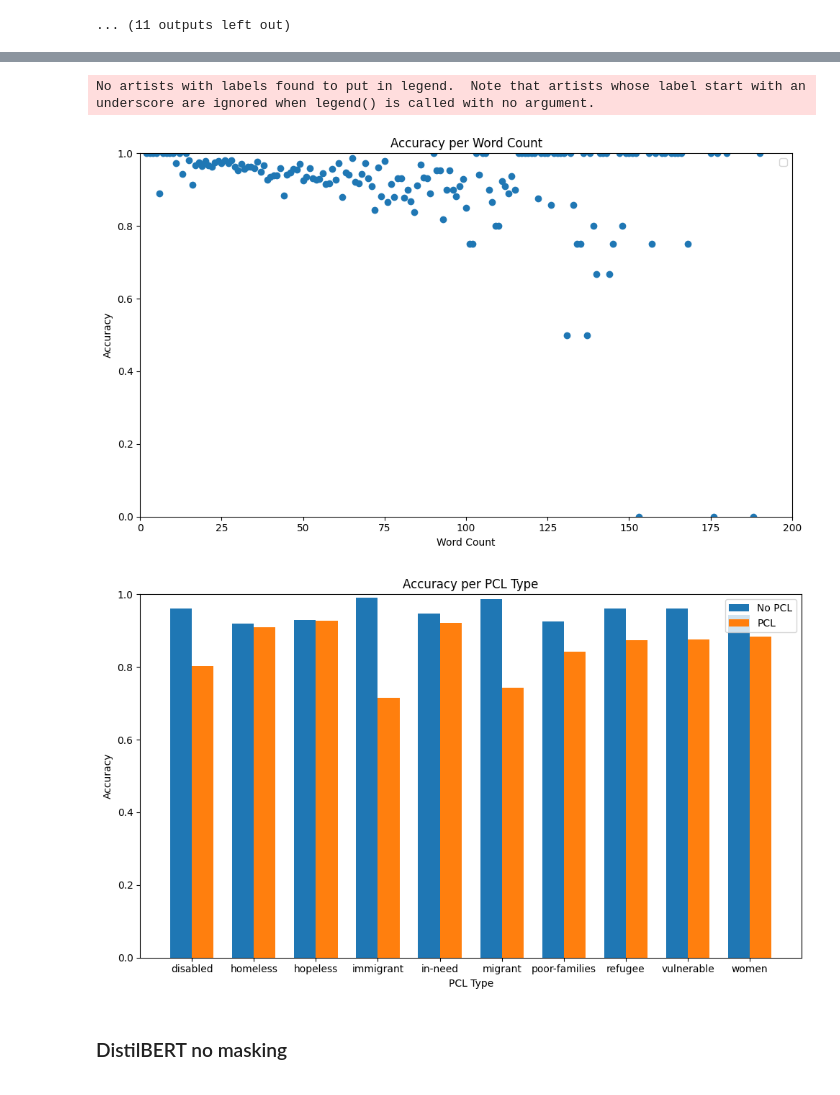
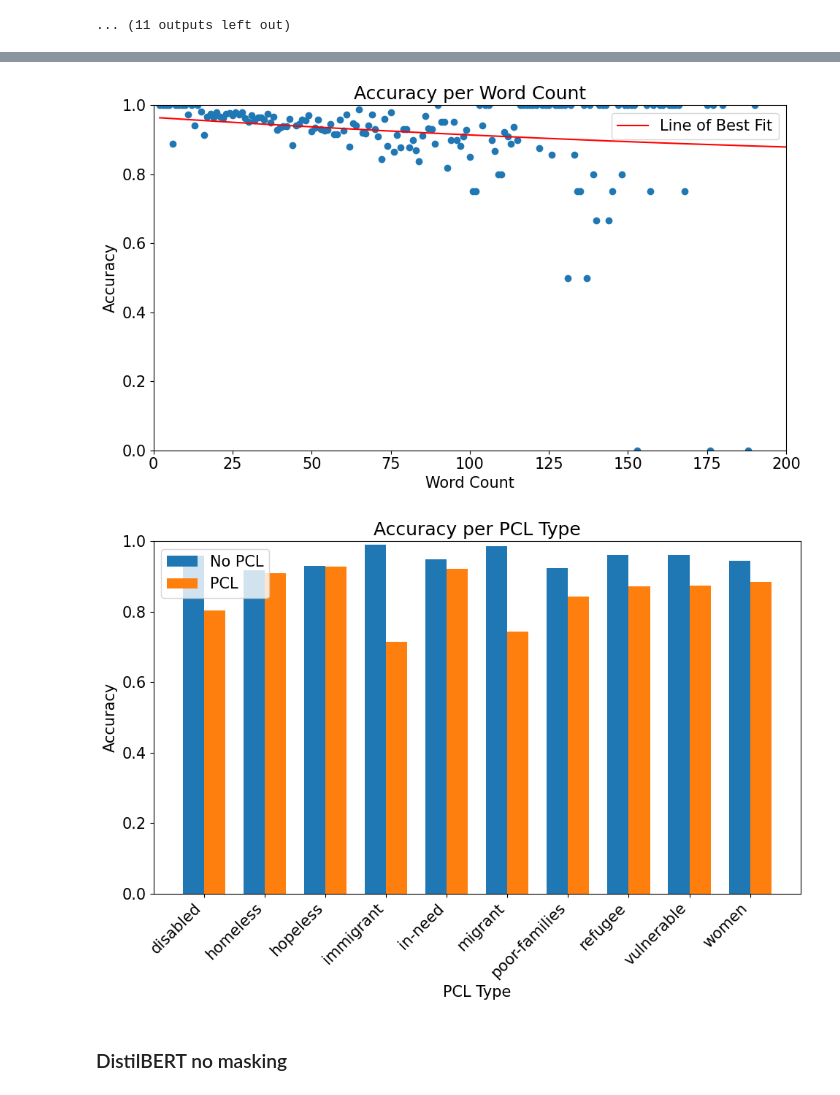
Before and after one commit to avzh1/nlp_bert_classifier, a Jupyter notebook: src/binary-classification.ipynb, the cells around one changed output, grey strips where cells are left out. Saved outputs shown, nothing was run; the diff lists cells and outputs as text; code cells hidden in the pictures.

```diff
--- a/src/binary-classification.ipynb
+++ b/src/binary-classification.ipynb
@@ -960,3 +962,5 @@ for index, row in merged_df.iterrows():
+# %%
+plt.rcParams.update({'font.size': 15})
 # %%
 average_predictions = merged_df.groupby('labels_y')['predicted_hatespeech'].mean()
 
@@ -1030,4 +1021,8 @@ plt.show()
 # %%
+import numpy as np
+import matplotlib.pyplot as plt
+
+# FILEPATH: /home/avzh1/Documents/imperial/year4/lectures/nlp/Coursework/nlp/src/binary-classification.ipynb
 # Filter the dataframe for labels_x=0 and labels_x=1
 df_label = merged_df
 
@@ -1037,10 +1032,15 @@ df_label['word_count'] = df_label['text'].apply(lambda x: len(x.split()))
 # Group by word count and calculate the accuracy
 accuracy_label = (df_label['labels_x'] == df_label['predicted_hatespeech']).groupby(df_label['word_count']).mean()
 
-# Plot the scatter plot
+# Calculate the line of best fit
+coefficients = np.polyfit(accuracy_label.index, accuracy_label, 2)
+line = np.poly1d(coefficients)
+
+# Plot the scatter plot with the line of best fit
 fig, ax = plt.subplots(figsize=(10, 6))
 
 ax.scatter(accuracy_label.index, accuracy_label)
+ax.plot(accuracy_label.index, line(accuracy_label.index), color='red', label='Line of Best Fit')
 
 ax.set_xlabel('Word Count')
 ax.set_ylabel('Accuracy')
@@ -1053,39 +1053,39 @@ plt.xlim((0, 200))
 plt.tight_layout()
 plt.show()
 # %% [output]
-No artists with labels found to put in legend.  Note that artists whose label start with an underscore are ignored when legend() is called with no argument.
-[figure, old version]
+[figure, new version]
 # %%
 # Filter the dataframe for labels_x=0 and labels_x=1
 df_label_0 = merged_df[merged_df['labels_x'] == 0]
 df_label_1 = merged_df[merged_df['labels_x'] == 1]
 
 # Group by PCL type and calculate the accuracy
 accuracy_label_0 = (df_label_0['labels_x'] == df_label_0['predicted_hatespeech']).groupby(df_label_0['keyword']).mean()
 accuracy_label_1 = (df_label_1['labels_x'] == df_label_1['predicted_hatespeech']).groupby(df_label_1['keyword']).mean()
 
 # Plot the bar chart
-fig, ax = plt.subplots(figsize=(10, 6))
+fig, ax = plt.subplots(figsize=(10, 7))
 
 x = range(len(accuracy_label_0))
 width = 0.35
 
 rects1 = ax.bar(x, accuracy_label_0, width, label='No PCL')
 rects2 = ax.bar([i + width for i in x], accuracy_label_1, width, label='PCL')
 
 ax.set_xlabel('PCL Type')
 ax.set_ylabel('Accuracy')
 ax.set_title('Accuracy per PCL Type')
 ax.set_xticks([i + width/2 for i in x])
 ax.set_xticklabels(accuracy_label_0.index)
+plt.xticks(rotation=45, ha='right')
 ax.legend()
 
 plt.ylim([0, 1])  # Set the y-axis limits
 
 plt.tight_layout()
 plt.show()
 # %% [output]
-[figure, old version]
+[figure, new version]
 # %% [markdown]
 ### DistilBERT no masking
 # %%
```
Also changed, not shown: parts of 4 cells of this notebook, 5 other files.
